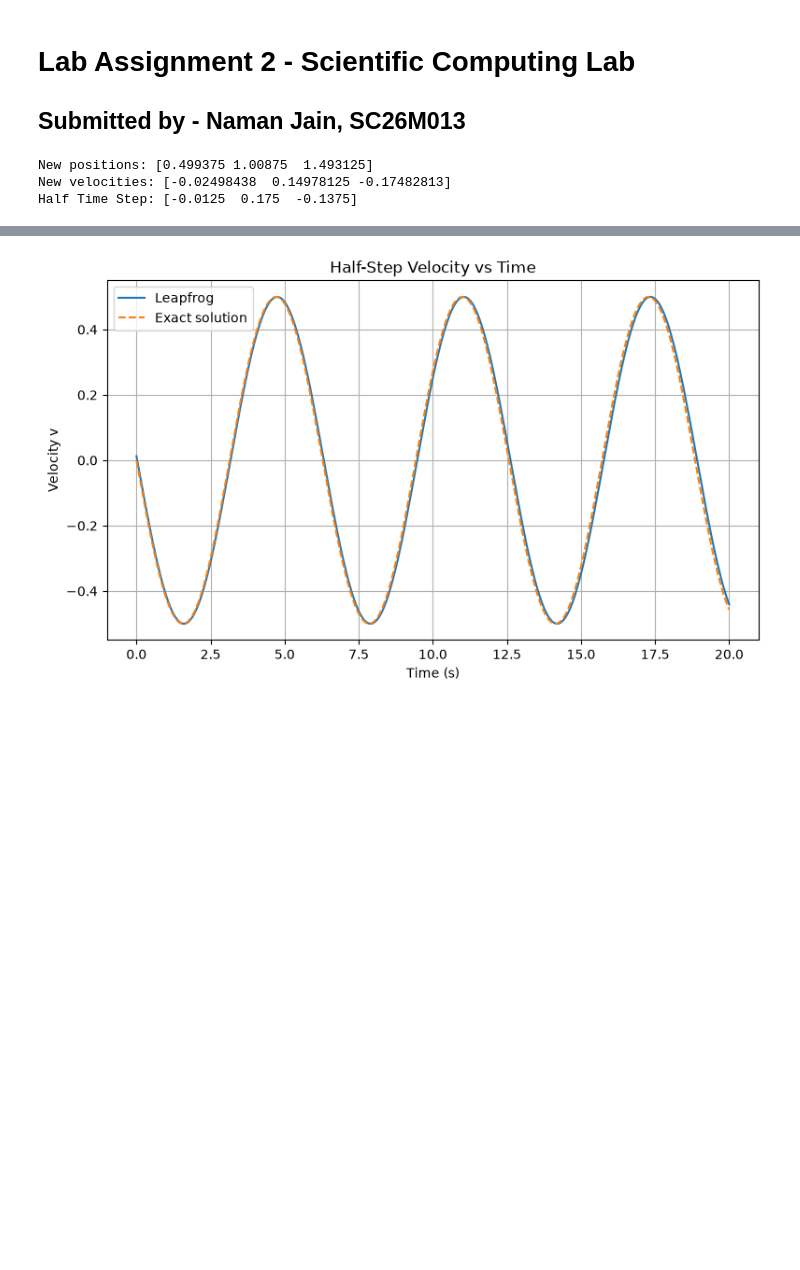
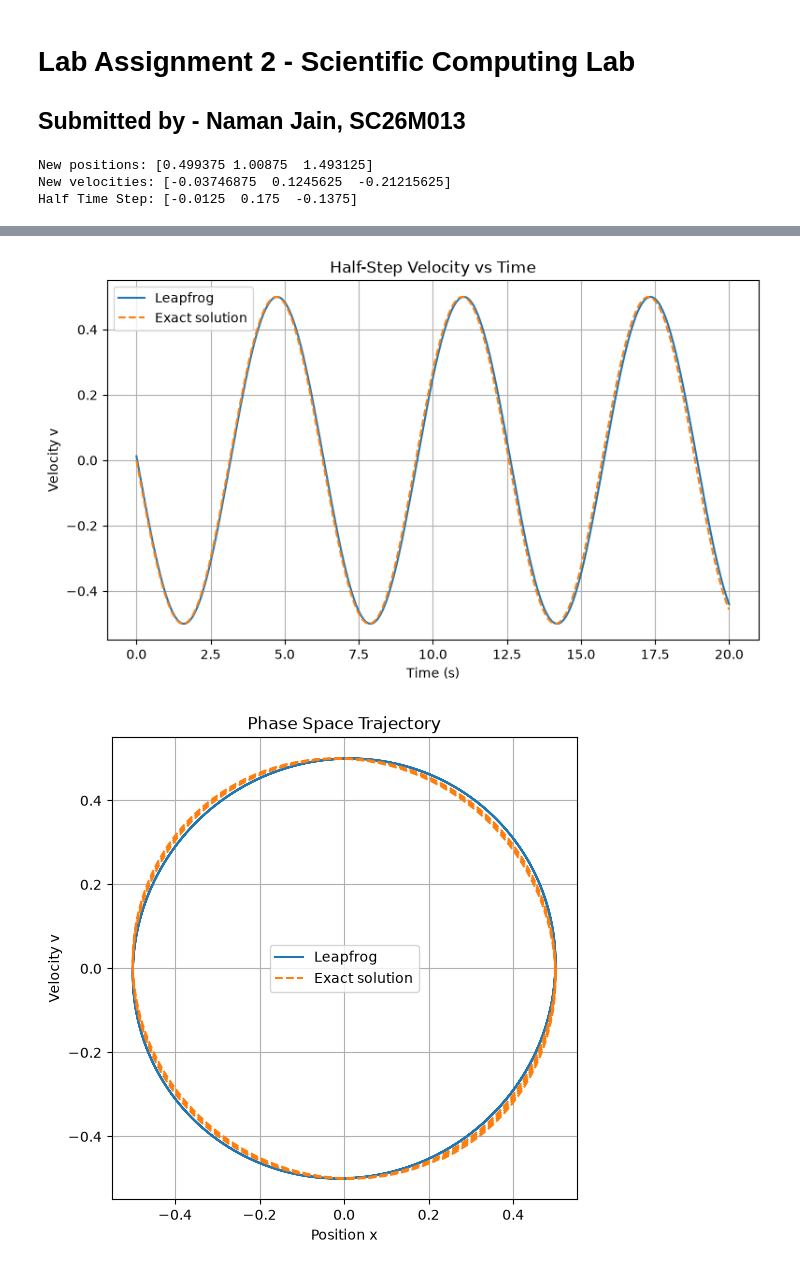
Before and after one commit to Aathi2165/AE801_2026, a Jupyter notebook: numode_ivp/Naman_IVP_ODE.ipynb, the cells around one changed output, grey strips where cells are left out. Cells and saved outputs as stored; diff of their text form; code cells hidden in the pictures; blank space fills up the shorter version.

Commit message:
Added Phase Space Plot and edited the leapfrog function

```diff
--- a/numode_ivp/Naman_IVP_ODE.ipynb
+++ b/numode_ivp/Naman_IVP_ODE.ipynb
@@ -11,7 +11,7 @@ import matplotlib.pyplot as plt
 def leapfrog(x, v, h):
     v_half = v - 0.5 * h * x
     x_new = x + h * v_half
-    v_new = v_half - 0.5 * h * x_new
+    v_new = v_half - h * x_new
 
     return x_new, v_new, v_half
 
@@ -54,31 +54,43 @@ for i in range(n):
 # Exact solutions at corresponding times
 x_exact = 0.5 * np.cos(omega_p * timesteps_x)
 v_exact = -0.5 * np.sin(omega_p * timesteps_v)
 
 # Plot position at whole time levels
 plt.figure(figsize=(9, 5))
 plt.plot(timesteps_x, x, label="Leapfrog")
 plt.plot(timesteps_x, x_exact, "--", label="Exact solution")
 plt.xlabel("Time (s)")
 plt.ylabel("Position x")
 plt.title("Position vs Time")
 plt.legend()
 plt.grid(True)
 plt.show()
 
 # Plot velocity at half time levels
 plt.figure(figsize=(9, 5))
 plt.plot(timesteps_v, v_half, label="Leapfrog")
 plt.plot(timesteps_v, v_exact, "--", label="Exact solution")
 plt.xlabel("Time (s)")
 plt.ylabel("Velocity v")
 plt.title("Half-Step Velocity vs Time")
 plt.legend()
 plt.grid(True)
 plt.show()
+
+## Phase Space Trajectory
+plt.figure(figsize=(6, 6))
+plt.plot(x[0:n], v_half, label="Leapfrog")
+plt.plot(x_exact[0:n], v_exact, "--", label="Exact solution")
+plt.xlabel("Position x")
+plt.ylabel("Velocity v")
+plt.title("Phase Space Trajectory")
+plt.legend()
+plt.grid(True)
+plt.show()
 # %% [output]
 New positions: [0.499375 1.00875  1.493125]
-New velocities: [-0.02498438  0.14978125 -0.17482813]
+New velocities: [-0.03746875  0.1245625  -0.21215625]
 Half Time Step: [-0.0125  0.175  -0.1375]
 [figure]
 [figure]
+[figure, added]
```
Also changed, not shown: parts of 1 cell of this notebook.
